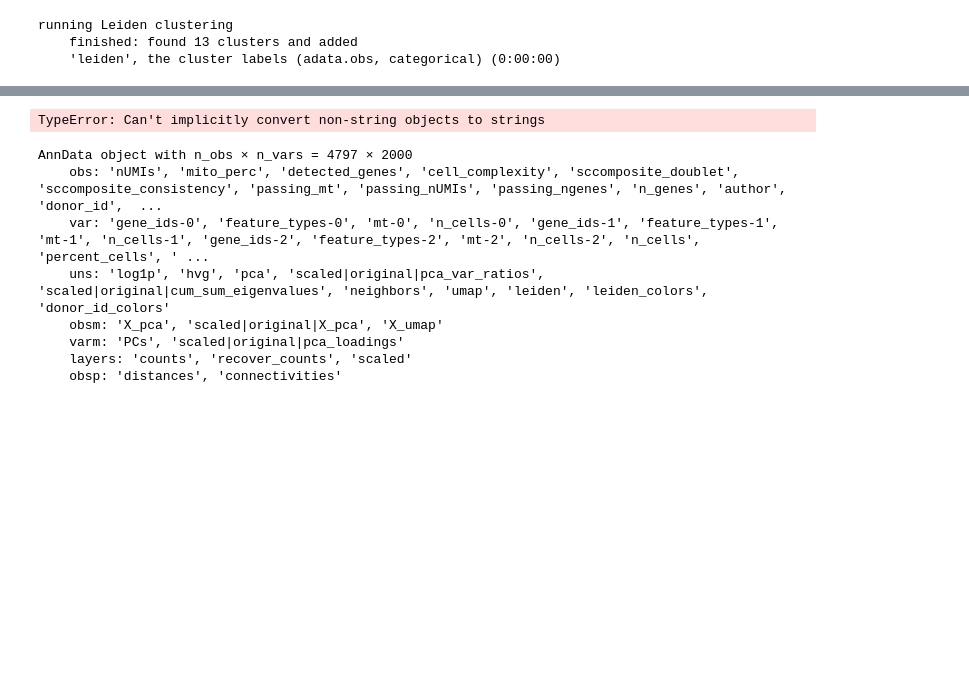
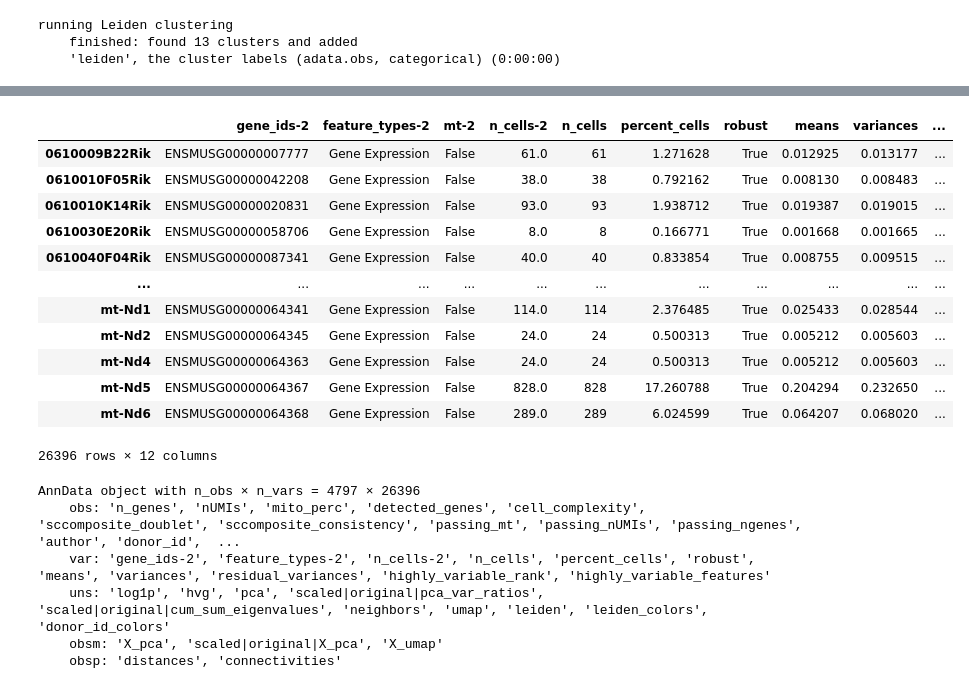
Before and after one commit to luglilab/SP039_GBMintegration, a Jupyter notebook: New2024/Part1/Part1_Zeng2023.ipynb, the cells around one changed output, grey strips where cells are left out. Drawn from its saved outputs; the diff is of its cells as text; code cells hidden in the pictures; blank space fills up the shorter version.

```diff
--- a/New2024/Part1/Part1_Zeng2023.ipynb
+++ b/New2024/Part1/Part1_Zeng2023.ipynb
@@ -313,0 +314,2 @@ ov.pl.embedding(adata,
+# %%
+adata = adata.raw.to_adata()
@@ -314,15 +332,27 @@ ov.pl.embedding(adata,
+# %%
+adata.var
+# %% [output]
+|  | gene_ids-2 | feature_types-2 | mt-2 | n_cells-2 | n_cells | percent_cells | robust | means | variances | ... |
+| 0610009B22Rik | ENSMUSG00000007777 | Gene Expression | False | 61.0 | 61 | 1.271628 | True | 0.012925 | 0.013177 | ... |
+| 0610010F05Rik | ENSMUSG00000042208 | Gene Expression | False | 38.0 | 38 | 0.792162 | True | 0.008130 | 0.008483 | ... |
+| 0610010K14Rik | ENSMUSG00000020831 | Gene Expression | False | 93.0 | 93 | 1.938712 | True | 0.019387 | 0.019015 | ... |
+| 0610030E20Rik | ENSMUSG00000058706 | Gene Expression | False | 8.0 | 8 | 0.166771 | True | 0.001668 | 0.001665 | ... |
+| 0610040F04Rik | ENSMUSG00000087341 | Gene Expression | False | 40.0 | 40 | 0.833854 | True | 0.008755 | 0.009515 | ... |
+| ... | ... | ... | ... | ... | ... | ... | ... | ... | ... | ... |
+| mt-Nd1 | ENSMUSG00000064341 | Gene Expression | False | 114.0 | 114 | 2.376485 | True | 0.025433 | 0.028544 | ... |
+| mt-Nd2 | ENSMUSG00000064345 | Gene Expression | False | 24.0 | 24 | 0.500313 | True | 0.005212 | 0.005603 | ... |
+| mt-Nd4 | ENSMUSG00000064363 | Gene Expression | False | 24.0 | 24 | 0.500313 | True | 0.005212 | 0.005603 | ... |
+| mt-Nd5 | ENSMUSG00000064367 | Gene Expression | False | 828.0 | 828 | 17.260788 | True | 0.204294 | 0.232650 | ... |
+| mt-Nd6 | ENSMUSG00000064368 | Gene Expression | False | 289.0 | 289 | 6.024599 | True | 0.064207 | 0.068020 | ... |
+26396 rows × 12 columns
 # %%
 adata.write("/home/lugli/spuccio/Projects/SP039/GBmap/Zeng2023_Part1.h5ad")
-# %% [output]
-TypeError: Can't implicitly convert non-string objects to strings
 # %%
 adata
 # %% [output]
-AnnData object with n_obs × n_vars = 4797 × 2000
-    obs: 'nUMIs', 'mito_perc', 'detected_genes', 'cell_complexity', 'sccomposite_doublet', 'sccomposite_consistency', 'passing_mt', 'passing_nUMIs', 'passing_ngenes', 'n_genes', 'author', 'donor_id',  ...
-    var: 'gene_ids-0', 'feature_types-0', 'mt-0', 'n_cells-0', 'gene_ids-1', 'feature_types-1', 'mt-1', 'n_cells-1', 'gene_ids-2', 'feature_types-2', 'mt-2', 'n_cells-2', 'n_cells', 'percent_cells', ' ...
+AnnData object with n_obs × n_vars = 4797 × 26396
+    obs: 'n_genes', 'nUMIs', 'mito_perc', 'detected_genes', 'cell_complexity', 'sccomposite_doublet', 'sccomposite_consistency', 'passing_mt', 'passing_nUMIs', 'passing_ngenes', 'author', 'donor_id',  ...
+    var: 'gene_ids-2', 'feature_types-2', 'n_cells-2', 'n_cells', 'percent_cells', 'robust', 'means', 'variances', 'residual_variances', 'highly_variable_rank', 'highly_variable_features'
     uns: 'log1p', 'hvg', 'pca', 'scaled|original|pca_var_ratios', 'scaled|original|cum_sum_eigenvalues', 'neighbors', 'umap', 'leiden', 'leiden_colors', 'donor_id_colors'
     obsm: 'X_pca', 'scaled|original|X_pca', 'X_umap'
-    varm: 'PCs', 'scaled|original|pca_loadings'
-    layers: 'counts', 'recover_counts', 'scaled'
     obsp: 'distances', 'connectivities'
```
Also changed, not shown: parts of 18 cells of this notebook, 24 other files.
